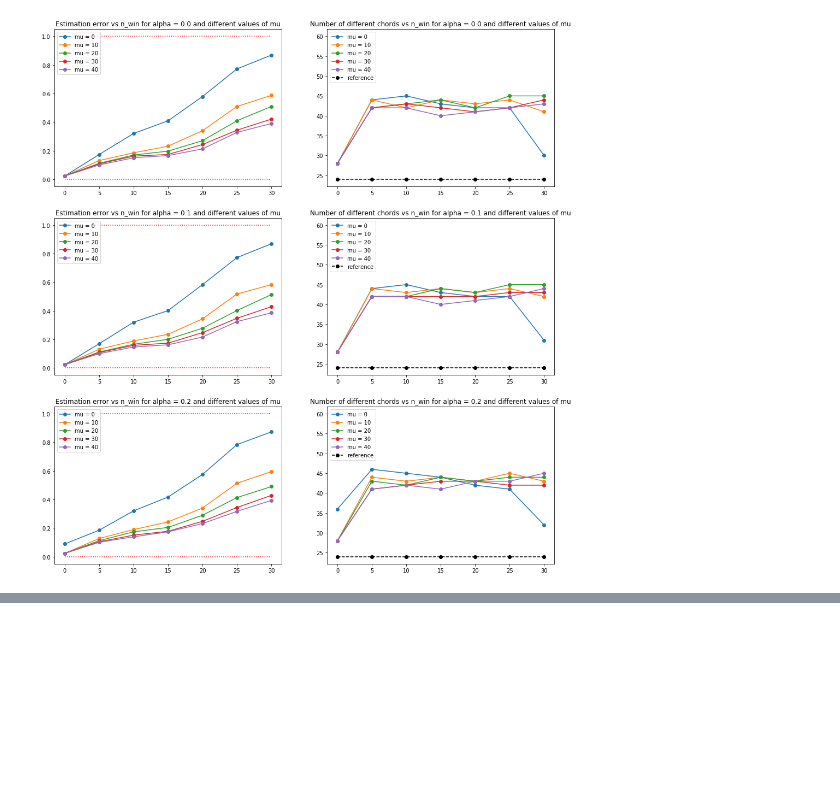
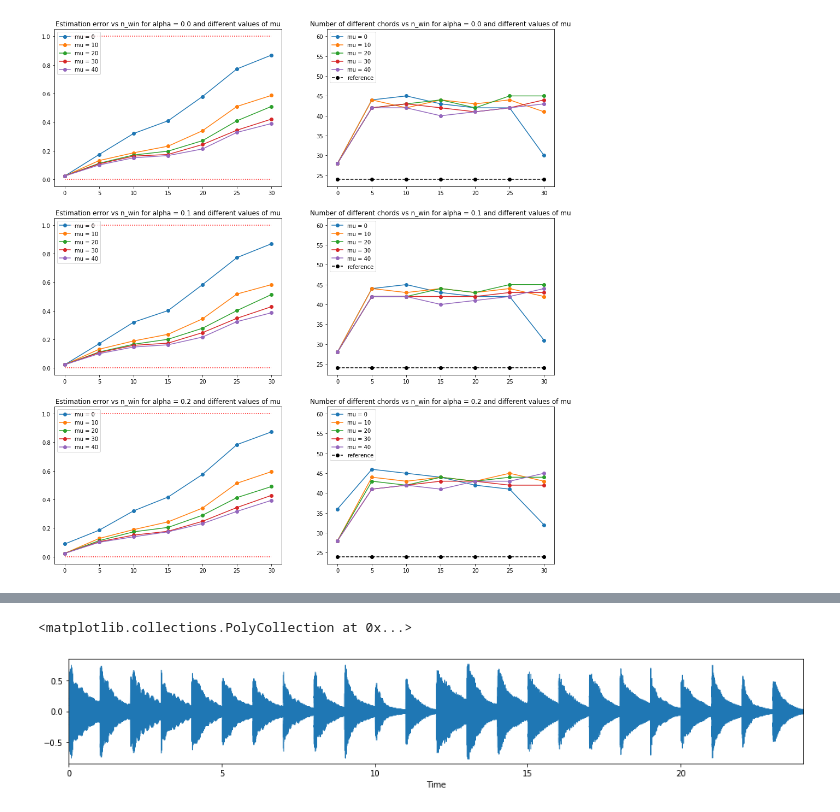
Before and after one commit to fmacca/template-chord-matching, a Jupyter notebook: Template_matching_tutorial.ipynb, the cells around one changed output, grey strips where cells are left out. Drawn from its saved outputs; the diff is of its cells as text; code cells hidden in the pictures; blank space fills up the shorter version.

```diff
--- a/Template_matching_tutorial.ipynb
+++ b/Template_matching_tutorial.ipynb
@@ -507,0 +629,6 @@ for i in range(N_alphas):
+# %%
+plt.figure(figsize=(16.4, 9.6/4))
+dspl.waveplot(music,sr)
+# %% [output]
+<matplotlib.collections.PolyCollection at 0x...>
+[figure, added]
```
Also changed, not shown: parts of 6 cells of this notebook.
